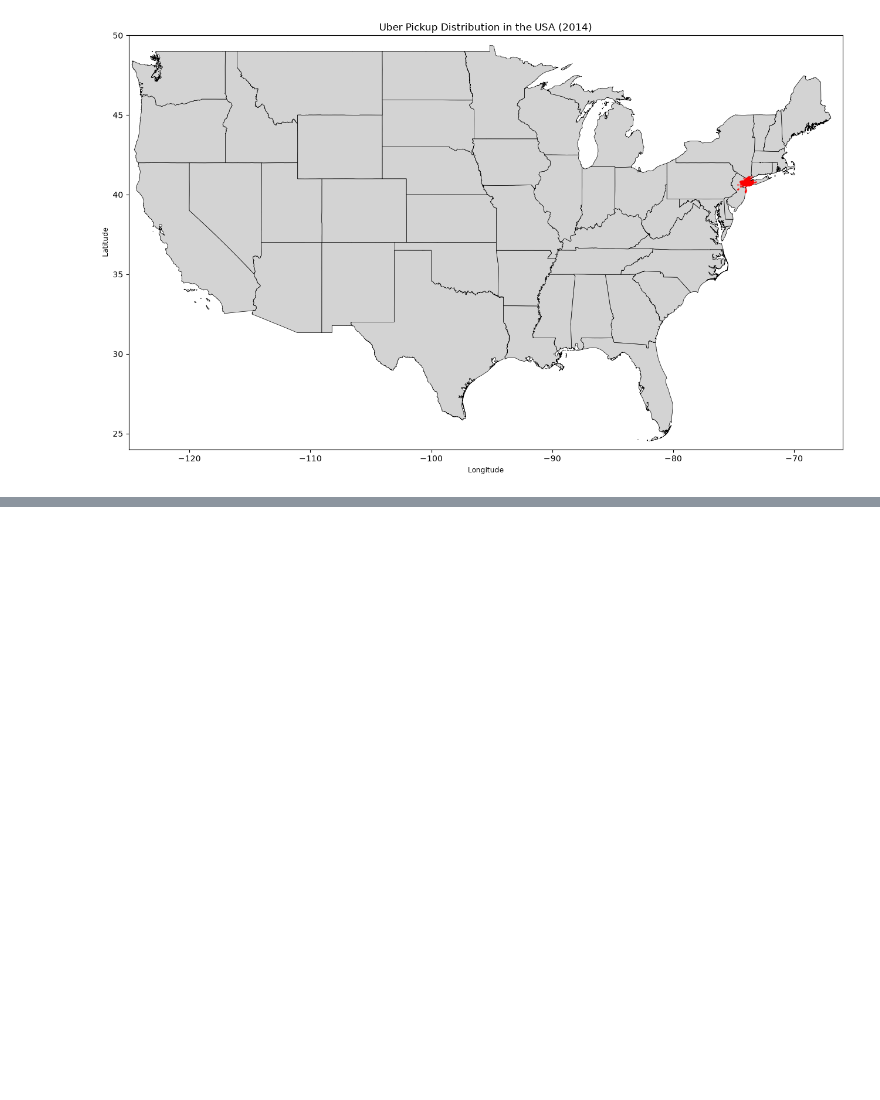
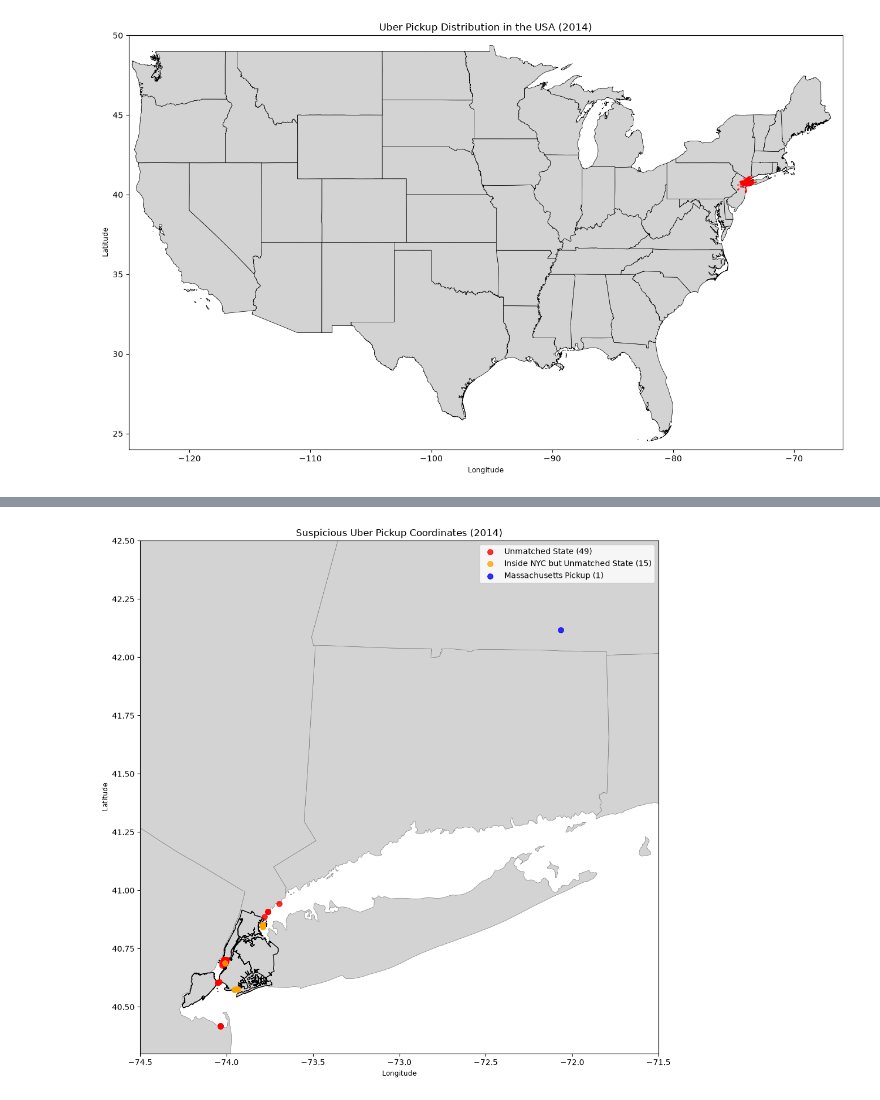
Before and after one commit to m4rnop/uber-pickup-demand-analysis, a Jupyter notebook: notebooks/01_data_understanding.ipynb, the cells around one changed output, grey strips where cells are left out. Drawn from its saved outputs; the diff is of its cells as text; code cells hidden in the pictures; blank space fills up the shorter version.

Commit message:
feat: data understanding

```diff
--- a/notebooks/01_data_understanding.ipynb
+++ b/notebooks/01_data_understanding.ipynb
@@ -524,0 +961,64 @@ plt.show()
+# %%
+
+import matplotlib.pyplot as plt
+import geopandas as gpd
+
+suspicious_points = gpd.GeoDataFrame(
+    suspicious_df,
+    geometry=gpd.points_from_xy(
+        suspicious_df["Lon"],
+        suspicious_df["Lat"]
+    ),
+    crs="EPSG:4326"
+)
+
+fig, ax = plt.subplots(figsize=(11, 10))
+
+usa.plot(
+    ax=ax,
+    color="lightgray",
+    edgecolor="gray",
+    linewidth=0.5
+)
+
+nyc.plot(
+    ax=ax,
+    facecolor="none",
+    edgecolor="black",
+    linewidth=1
+)
+
+styles = {
+    "Unmatched State": "red",
+    "Inside NYC but Unmatched State": "orange",
+    "Massachusetts Pickup": "blue"
+}
+
+for reason, color in styles.items():
+    subset = suspicious_points[
+        suspicious_points["Reason"] == reason
+    ]
+
+    subset.plot(
+        ax=ax,
+        color=color,
+        markersize=45,
+        alpha=0.8,
+        label=f"{reason} ({len(subset):,})"
+    )
+
+ax.set_xlim(-74.5, -71.5)
+ax.set_ylim(40.3, 42.5)
+
+ax.set_title(
+    "Suspicious Uber Pickup Coordinates (2014)"
+)
+
+ax.set_xlabel("Longitude")
+ax.set_ylabel("Latitude")
+ax.legend()
+
+plt.tight_layout()
+plt.show()
+# %% [output]
+[figure, added]
```
Also changed, not shown: parts of 9 cells of this notebook.
